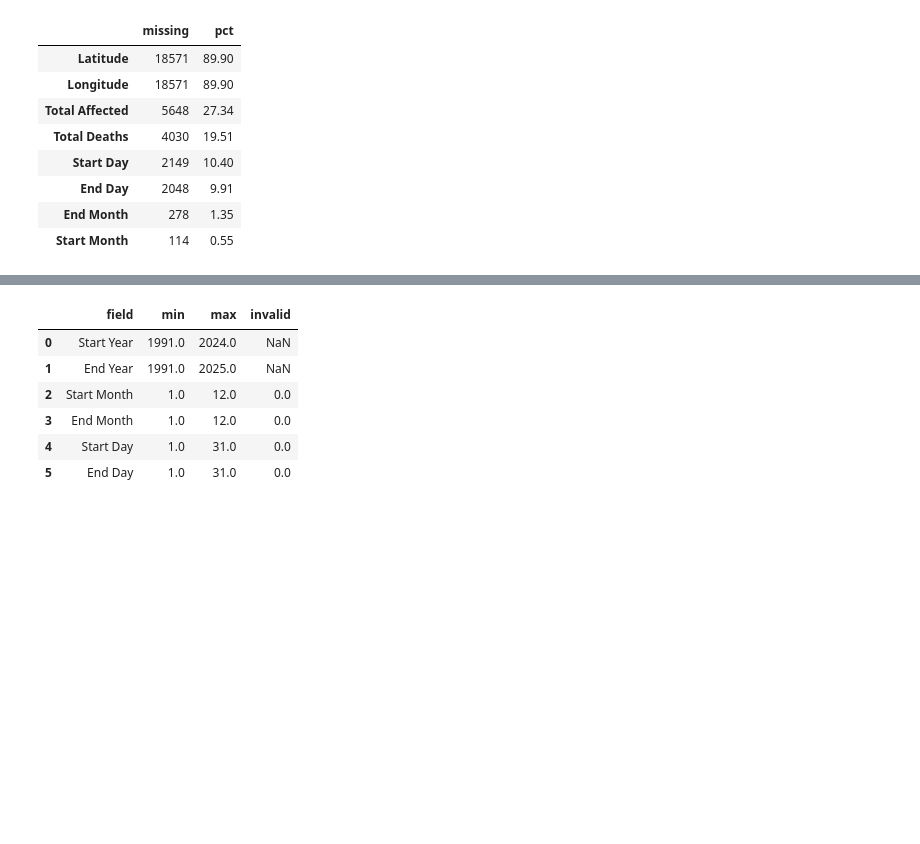
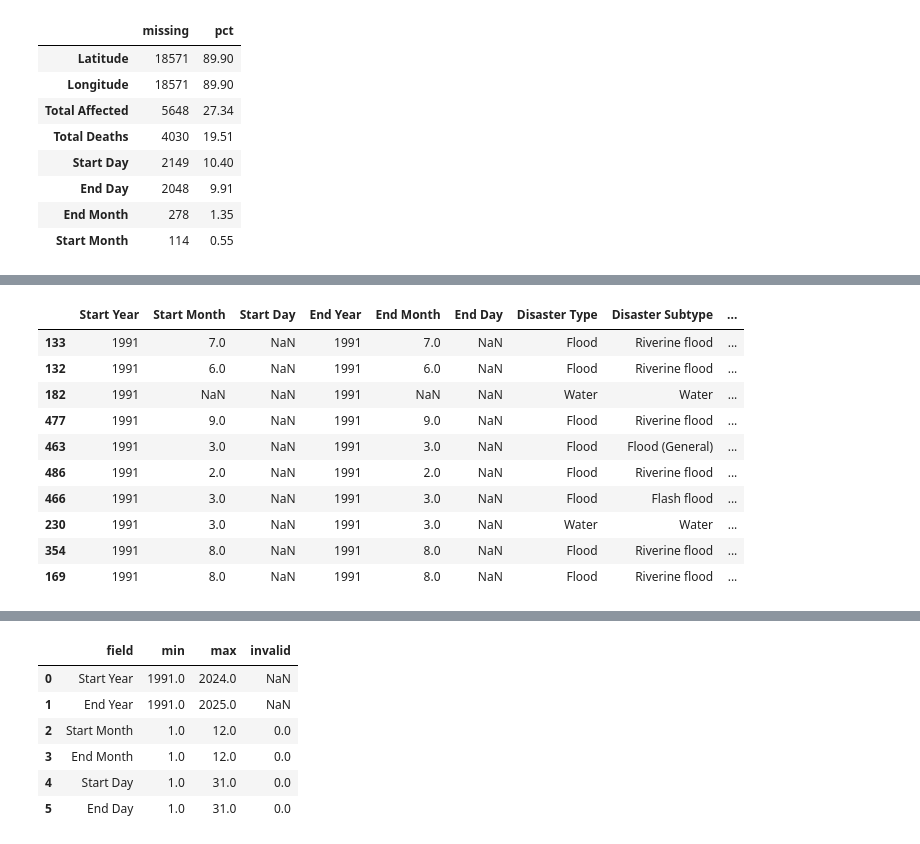
Before and after one commit to damiansze/DAW_FS26, a Jupyter notebook: notebooks/02_Cleaning.ipynb, the cells around one changed output, grey strips where cells are left out. Cells and saved outputs as stored; diff of their text form; code cells hidden in the pictures; blank space fills up the shorter version.

```diff
--- a/notebooks/02_Cleaning.ipynb
+++ b/notebooks/02_Cleaning.ipynb
@@ -200,0 +260,71 @@ else:
+# %%
+day_missing_start = emdat_focus["Start Day"].isna() if "Start Day" in emdat_focus.columns else pd.Series(False, index=emdat_focus.index)
+day_missing_end = emdat_focus["End Day"].isna() if "End Day" in emdat_focus.columns else pd.Series(False, index=emdat_focus.index)
+
+type_text = emdat_focus.get("Disaster Type", pd.Series("", index=emdat_focus.index)).fillna("").astype(str)
+subtype_text = emdat_focus.get("Disaster Subtype", pd.Series("", index=emdat_focus.index)).fillna("").astype(str)
+
+water_flood_mask = (
+    type_text.str.contains(r"flood|water", case=False, regex=True)
+    | subtype_text.str.contains(r"flood|water", case=False, regex=True)
+)
+
+post1999_mask = emdat_focus["Start Year"] >= 1999
+
+summary = pd.DataFrame(
+    {
+        "subset": [
+            "Missing Start Day",
+            "Missing End Day",
+            "Water/Flood + Missing Start Day",
+            "Water/Flood + Missing End Day",
+            "Water/Flood + Missing Start Day + Start Year >= 1999",
+            "Water/Flood + Missing End Day + Start Year >= 1999",
+        ],
+        "count": [
+            int(day_missing_start.sum()),
+            int(day_missing_end.sum()),
+            int((water_flood_mask & day_missing_start).sum()),
+            int((water_flood_mask & day_missing_end).sum()),
+            int((water_flood_mask & day_missing_start & post1999_mask).sum()),
+            int((water_flood_mask & day_missing_end & post1999_mask).sum()),
+        ],
+    }
+)
+
+display(summary)
+
+cols_show = [
+    c for c in [
+        "Start Year", "Start Month", "Start Day",
+        "End Year", "End Month", "End Day",
+        "Disaster Type", "Disaster Subtype",
+        "Country", "Region",
+        "Total Affected", "Total Deaths"
+    ] if c in emdat_focus.columns
+]
+
+display(
+    emdat_focus.loc[water_flood_mask & day_missing_start, cols_show]
+    .sort_values(["Start Year", "Country"], na_position="last")
+    .head(10)
+)
+
+display(
+    emdat_focus.loc[water_flood_mask & day_missing_end, cols_show]
+    .sort_values(["Start Year", "Country"], na_position="last")
+    .head(10)
+)
+
+display(
+    emdat_focus.loc[water_flood_mask & day_missing_start & post1999_mask, cols_show]
+    .sort_values(["Start Year", "Country"], na_position="last")
+    .head(10)
+)
+
+display(
+    emdat_focus.loc[water_flood_mask & day_missing_end & post1999_mask, cols_show]
+    .sort_values(["Start Year", "Country"], na_position="last")
+    .head(10)
+)
+# %% [output]
@@ -200,0 +338,11 @@ else:
+|  | Start Year | Start Month | Start Day | End Year | End Month | End Day | Disaster Type | Disaster Subtype | ... |
+| 133 | 1991 | 7.0 | NaN | 1991 | 7.0 | NaN | Flood | Riverine flood | ... |
+| 132 | 1991 | 6.0 | NaN | 1991 | 6.0 | NaN | Flood | Riverine flood | ... |
+| 182 | 1991 | NaN | NaN | 1991 | NaN | NaN | Water | Water | ... |
+| 477 | 1991 | 9.0 | NaN | 1991 | 9.0 | NaN | Flood | Riverine flood | ... |
+| 463 | 1991 | 3.0 | NaN | 1991 | 3.0 | NaN | Flood | Flood (General) | ... |
+| 486 | 1991 | 2.0 | NaN | 1991 | 2.0 | NaN | Flood | Riverine flood | ... |
+| 466 | 1991 | 3.0 | NaN | 1991 | 3.0 | NaN | Flood | Flash flood | ... |
+| 230 | 1991 | 3.0 | NaN | 1991 | 3.0 | NaN | Water | Water | ... |
+| 354 | 1991 | 8.0 | NaN | 1991 | 8.0 | NaN | Flood | Riverine flood | ... |
+| 169 | 1991 | 8.0 | NaN | 1991 | 8.0 | NaN | Flood | Riverine flood | ... |
```
Also changed, not shown: parts of 35 cells of this notebook.
